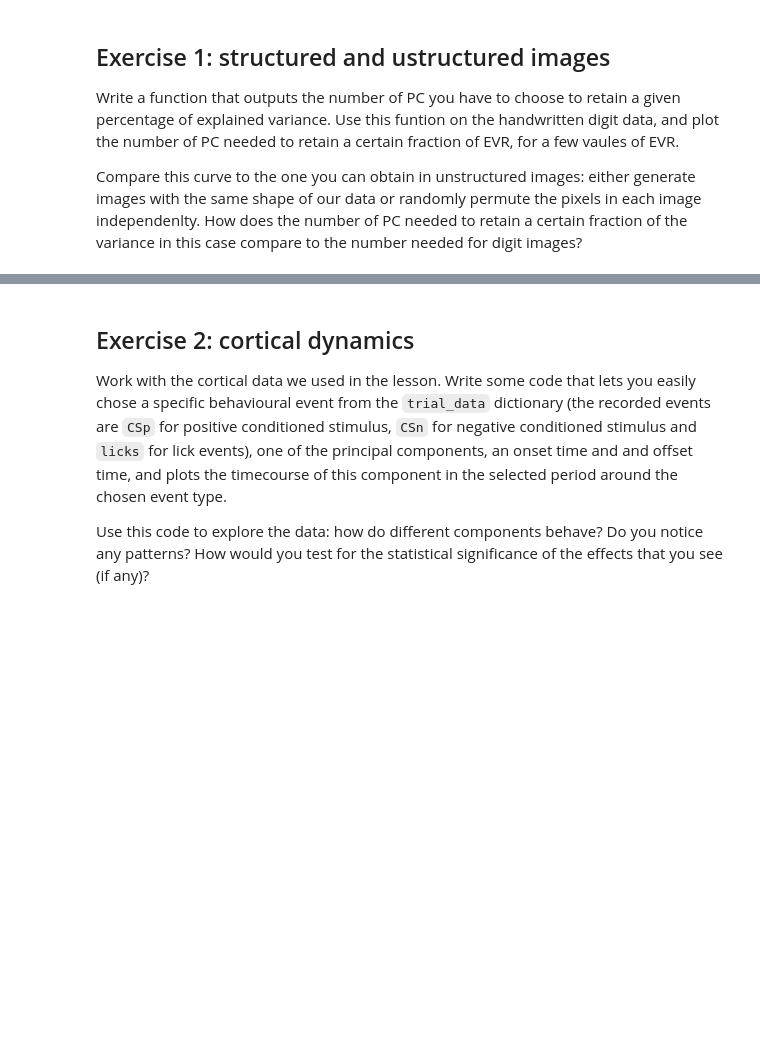
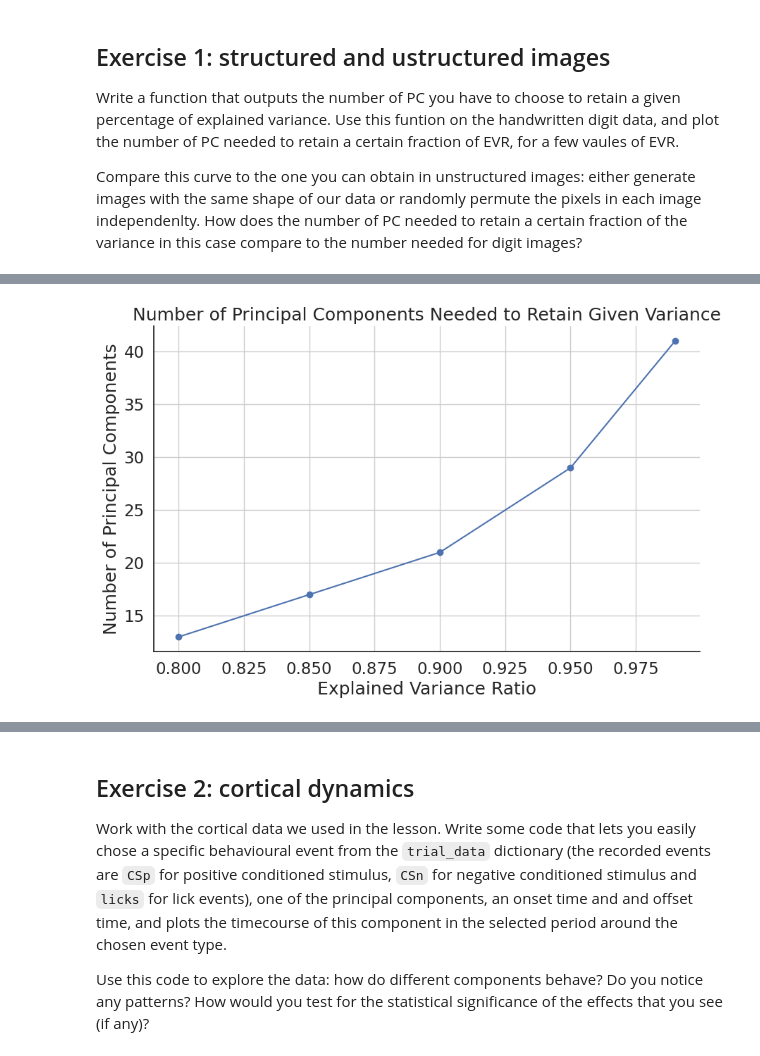
Before and after one commit to xamweil/population-methods, a Jupyter notebook: 03-dimensionality-reduction/exercises.ipynb, the cells around one changed output, grey strips where cells are left out. Drawn from its saved outputs; the diff is of its cells as text; code cells hidden in the pictures; blank space fills up the shorter version.

```diff
--- a/03-dimensionality-reduction/exercises.ipynb
+++ b/03-dimensionality-reduction/exercises.ipynb
@@ -10,0 +47,28 @@ Compare this curve to the one you can obtain in unstructured images: either gene
+# %%
+def num_pcs_to_retain_variance(X, variance_threshold):
+    pca = PCA()
+    pca.fit(X)
+    cumulative_variance = np.cumsum(pca.explained_variance_ratio_)
+    num_pcs = np.argmax(cumulative_variance >= variance_threshold) + 1
+    return num_pcs, cumulative_variance
+
+variance_ratios = [0.8, 0.85, 0.9, 0.95, 0.99]
+num_pcs_list = []
+cumulative_variance_list = []
+
+# Calculate the number of PCs needed for each variance ratio
+for vr in variance_ratios:
+    num_pcs, cumulative_variance = num_pcs_to_retain_variance(images, vr)
+    num_pcs_list.append(num_pcs)
+    cumulative_variance_list.append(cumulative_variance)
+
+# Plot the number of PCs needed to retain each variance ratio
+plt.figure(figsize=(10, 6))
+plt.plot(variance_ratios, num_pcs_list, marker='o')
+plt.xlabel('Explained Variance Ratio')
+plt.ylabel('Number of Principal Components')
+plt.title('Number of Principal Components Needed to Retain Given Variance')
+plt.grid(True)
+plt.show()
+# %% [output]
+[figure, added]
```
Also changed, not shown: parts of 7 cells of this notebook.
